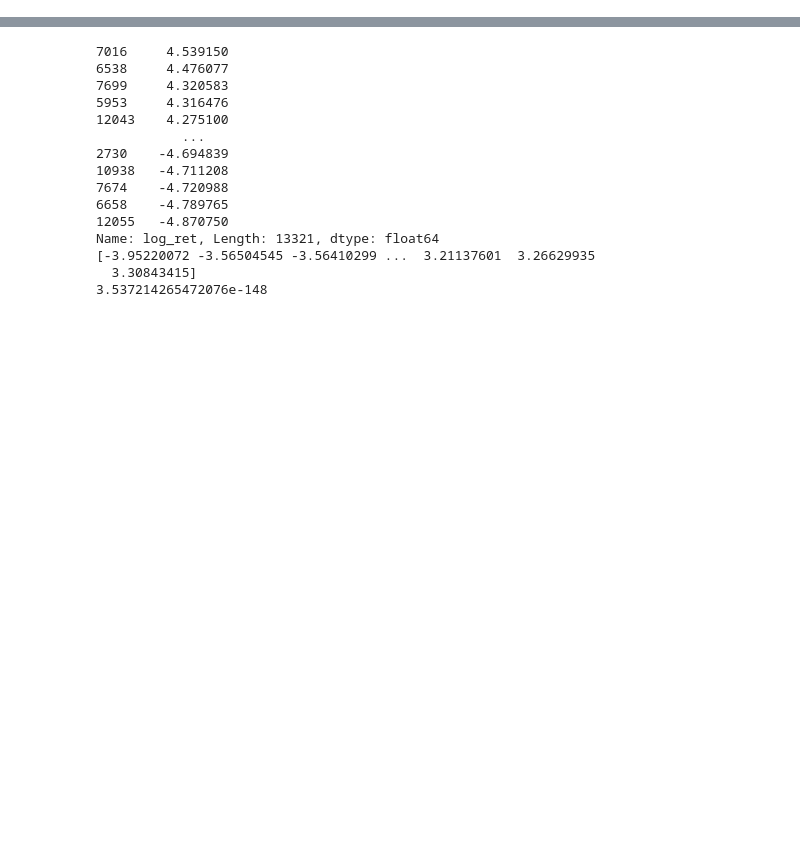
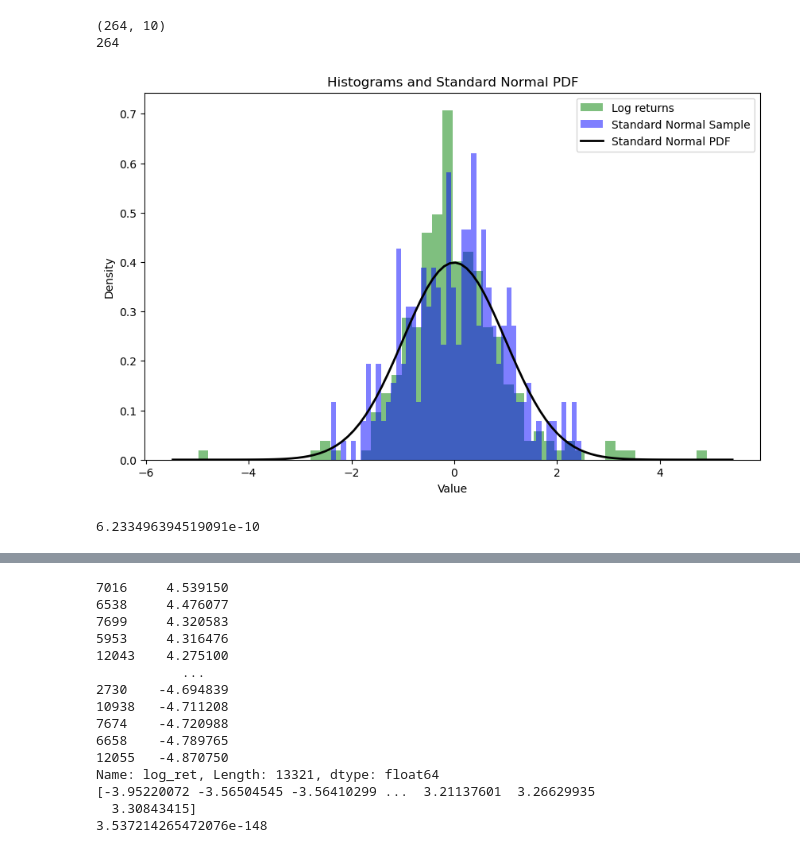
Before and after one commit to shabarishch/Quantfinancebootcamp, a Jupyter notebook: miniproject2.ipynb, the cells around one changed output, grey strips where cells are left out. Cells and saved outputs as stored; diff of their text form; code cells hidden in the pictures; blank space fills up the shorter version.

```diff
--- a/miniproject2.ipynb
+++ b/miniproject2.ipynb
@@ -23,0 +62,16 @@ def get_normalised_logrets_daily(symbol, start_date, end_date):
+# %%
+symbols_list = ['MO', 'K', 'COST', 'PEG', 'RL', 'T', 'NVDA', 'SHW', 'WELL', 'META']
+weights = np.array([0.28762189, 0.27149217, 0.08911822, 0.07566661, 0.03032778,
+        0.08159039, 0.03395307, 0.04588665, 0.05491741, 0.02942581])
+# %%
+div_portfolio_returns = pd.read_csv('divportfolioreturns.csv')
+returns_matrix = div_portfolio_returns.to_numpy()
+print(returns_matrix.shape)
+print(len(returns_matrix@weights))
+# %% [output]
+(264, 10)
+264
+# %%
+compare_with_normal(remove_outliers(np.log((returns_matrix+1)@weights), 5), 50)
+# %% [output]
+[figure, added]
@@ -23,0 +85,4 @@ def get_normalised_logrets_daily(symbol, start_date, end_date):
+# %%
+normal_test(np.log((returns_matrix+1)@weights))
+# %% [output]
+6.233496394519091e-10
```
Also changed, not shown: parts of 24 cells of this notebook, 3 other files.
